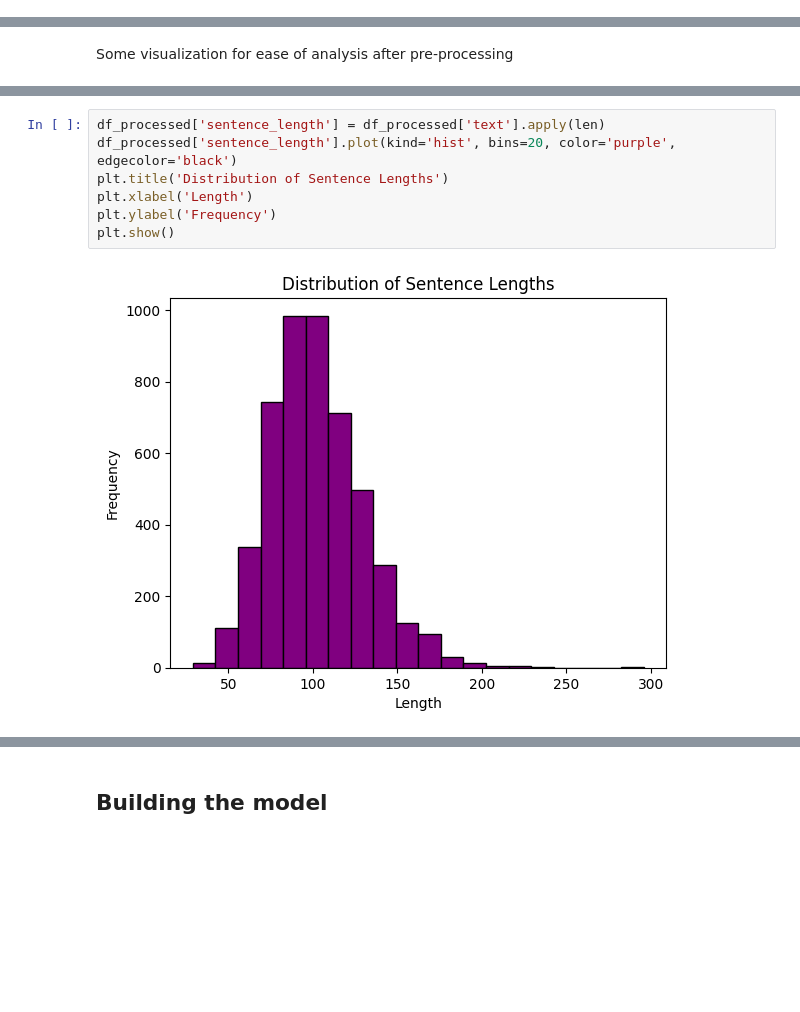
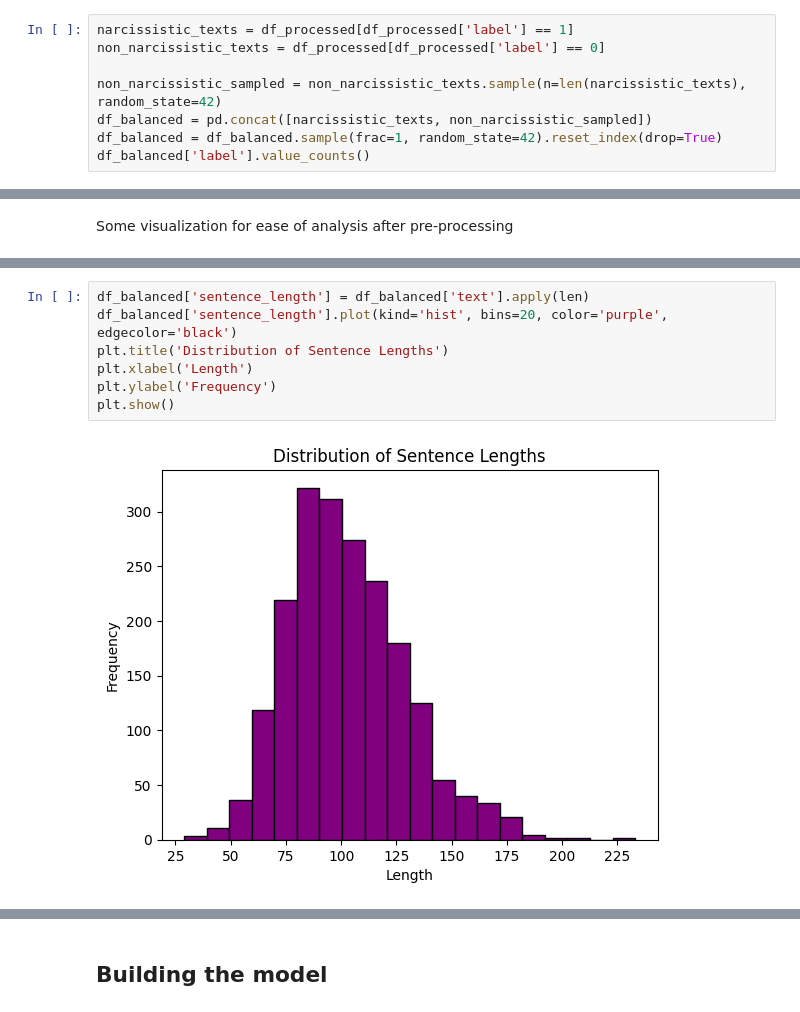
Before and after one commit to trenchb0y/Narcissistic-Behavior-From-Text, a Jupyter notebook: kp-implementation-tensorflow.ipynb, the cells around one changed output, grey strips where cells are left out. Saved outputs shown, nothing was run; the diff lists cells and outputs as text; blank space fills up the shorter version.

```diff
--- a/kp-implementation-tensorflow.ipynb
+++ b/kp-implementation-tensorflow.ipynb
@@ -132,3 +133,11 @@ df_processed['text'] = df_processed['text'].str.lower() # Lowe casing
 df_processed['text'] = df_processed['text'].apply(remove_HUP)
 df_processed['text'] = df_processed['text'].apply(remove_stopwords)
 # df_processed = df_processed[df_processed['text'].apply(is_keyboard_character)]
+# %%
+narcissistic_texts = df_processed[df_processed['label'] == 1]
+non_narcissistic_texts = df_processed[df_processed['label'] == 0]
+
+non_narcissistic_sampled = non_narcissistic_texts.sample(n=len(narcissistic_texts), random_state=42)
+df_balanced = pd.concat([narcissistic_texts, non_narcissistic_sampled])
+df_balanced = df_balanced.sample(frac=1, random_state=42).reset_index(drop=True)
+df_balanced['label'].value_counts()
@@ -142,9 +156,9 @@ plt.gca().spines[['top', 'right',]].set_visible(False)
 # %%
-df_processed['sentence_length'] = df_processed['text'].apply(len)
-df_processed['sentence_length'].plot(kind='hist', bins=20, color='purple', edgecolor='black')
+df_balanced['sentence_length'] = df_balanced['text'].apply(len)
+df_balanced['sentence_length'].plot(kind='hist', bins=20, color='purple', edgecolor='black')
 plt.title('Distribution of Sentence Lengths')
 plt.xlabel('Length')
 plt.ylabel('Frequency')
 plt.show()
 # %% [output]
-[figure, old version]
+[figure, new version]
```
Also changed, not shown: parts of 12 cells of this notebook.
